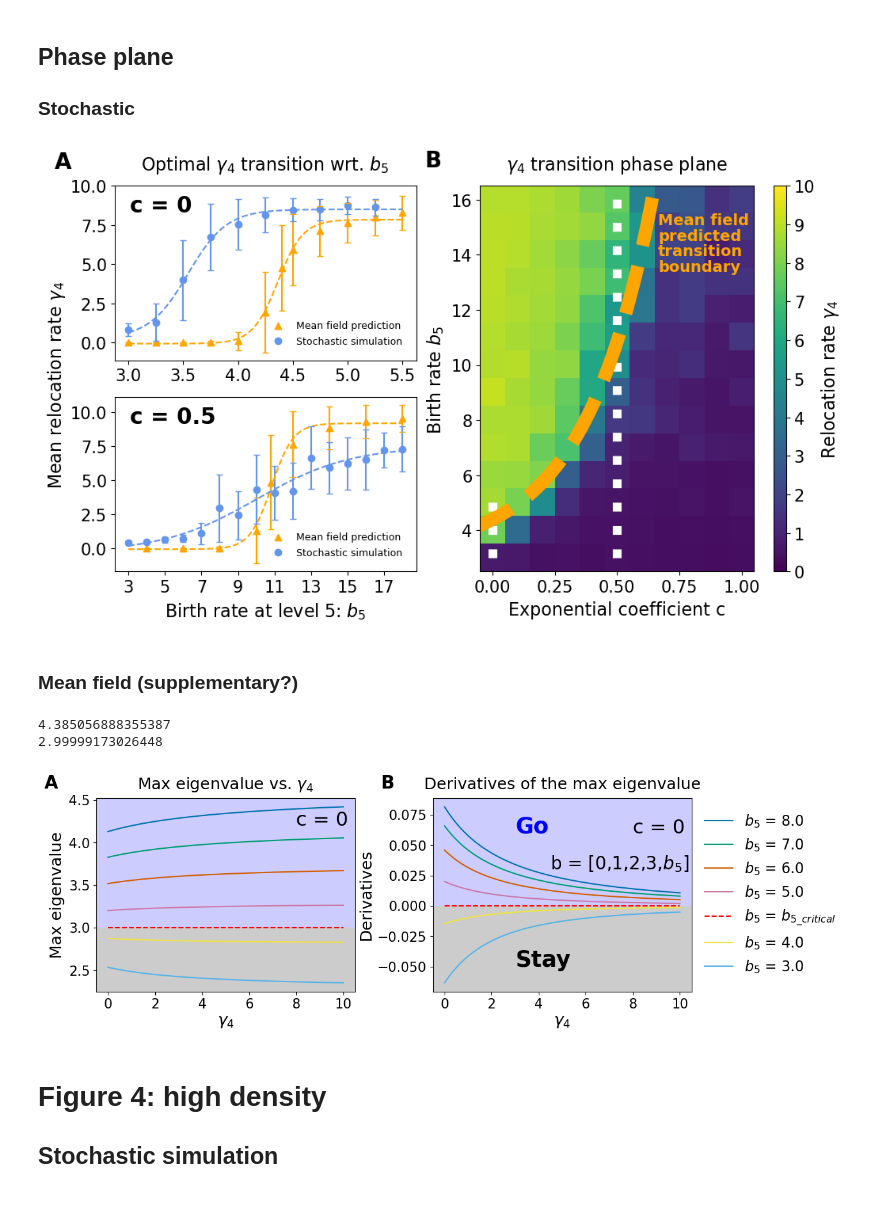
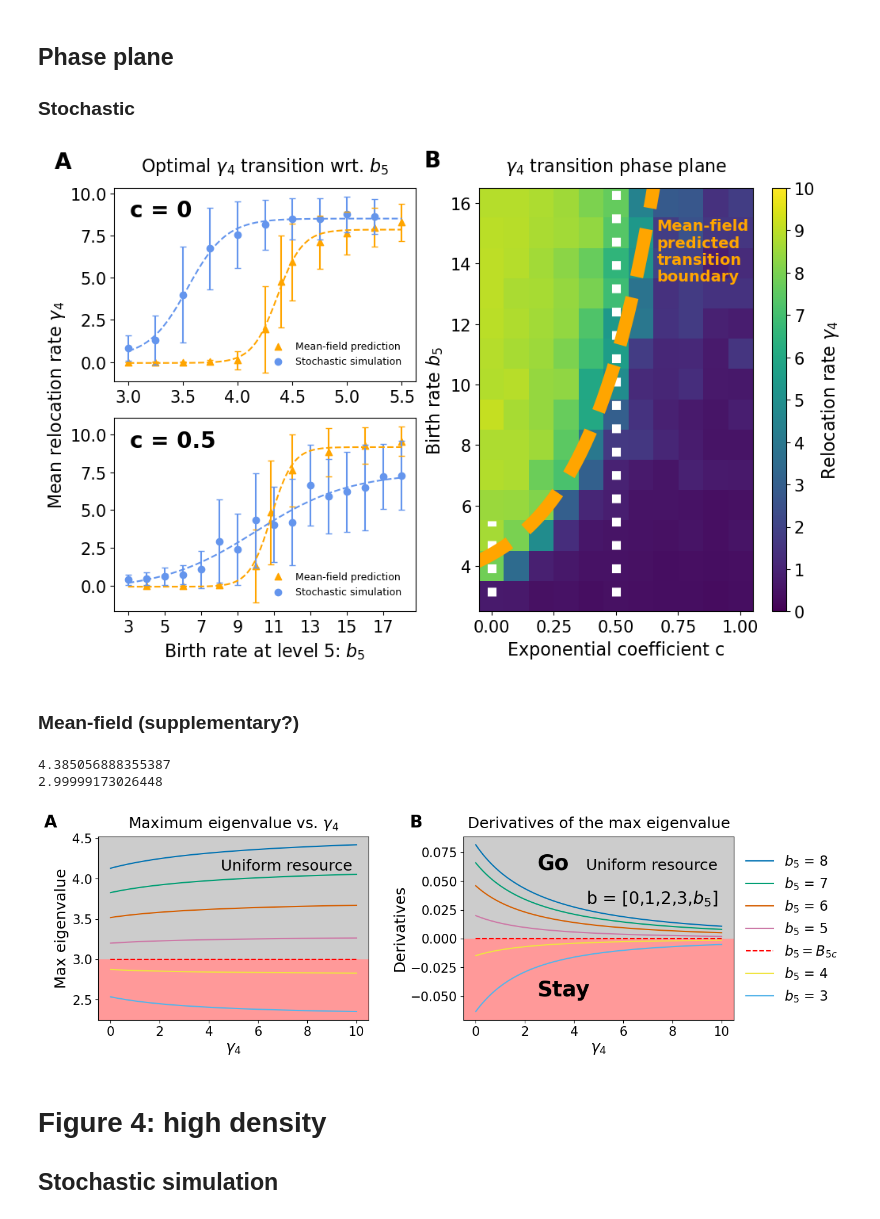
Before and after one commit to tongliang11/Evolution-dynamics, a Jupyter notebook: Figures.ipynb, the cells around one changed output. Drawn from its saved outputs; the diff is of its cells as text; code cells hidden in the pictures.

```diff
--- a/Figures.ipynb
+++ b/Figures.ipynb
@@ -1070,8 +338,8 @@ b5_stochastic_exp=[3,4,5,6,7,8,9,10,11,12,13,14,15,16,17,18] # uniform
 mean_stochastic_exp=[]
 std_stochastic_exp=[]
 for b5 in b5_stochastic_exp:
-    var_stochastic=[]
-    ave_stochastic=[]
+    _std_stochastic=[]
+    _ave_stochastic=[]
     for i in range(18000,iteration,50): # last 5000 iterations average
         data=[[] for _ in range(20)]
         boxdata=[]
@@ -1082,12 +350,12 @@ for b5 in b5_stochastic_exp:
             except FileNotFoundError:
                 print("trial_{}".format(j)+" doesn\'t have iteration_{}".format(i))
             else:
-                boxdata.append(np.average(np.array([data[j][i].hop for i in range(500)]),axis=0))
-        var_stochastic.append(np.var(np.array(boxdata).T,1))
-        ave_stochastic.append(np.average(np.array(boxdata).T,1))
+                boxdata.append(np.array([data[j][i].hop for i in range(500)]))
+        _std_stochastic.append(np.std(np.vstack(boxdata),0))
+        _ave_stochastic.append(np.mean(np.vstack(boxdata),0))
 
-    mean_stochastic_exp.append(np.average(np.array(ave_stochastic).T[3,:]))
-    std_stochastic_exp.append(np.average(np.sqrt(np.array(var_stochastic)).T[3,:]))
+    mean_stochastic_exp.append(np.mean(np.array(_ave_stochastic).T[3,:]))
+    std_stochastic_exp.append(np.mean(np.array(_std_stochastic).T[3,:]))
 # %%
 import scipy.optimize as opt
 def func(x, a, b, c, d):
@@ -1120,27 +388,25 @@ for c in [0, 0.1, 0.2, 0.3, 0.4, 0.5, 0.6, 0.7, 0.8, 0.9, 1.0]:
         ave.append(np.average(np.array(boxdata).T, 1))
 
 
-def deri(b5):
+def derivative_h4(b5):
+    '''Calculate the derivative of max eigenvalue wrt. gamma_4 at gamma_4=5'''
+    b = [0, 1, 2, 3, b5]
     def max_eigen(h4):
-        b = [0, 1, 2, 3, b5]
-        h = [10, 10, 10, h4, 0.01]
-        m = np.array([[w[j]*(b[i]+h[i]) for i in range(5)]
-                      for j in range(5)])-np.diag(h)
+        h = [10, 10, 10, h4, 0]
+        m = np.outer(w, np.array(b)+np.array(h))-np.diag(h)
         return np.max(LA.eig(m)[0])
     return derivative(max_eigen, 5, dx=1e-8).real
 
-
 root_b5_5 = []
-
 for c in np.linspace(-0.1, 0.7, 80):
-    p = [np.exp(-i*c) for i in range(1, 6)]
+    p = [np.exp(-i*c) for i in range(5)]
     w = p/np.sum(p)
-    root_b5_5.append(root(deri, 4, method='df-sane').x)
+    root_b5_5.append(root(derivative_h4, 8, method='df-sane').x) # find the root of b5 that makes the derivative 0, thus the transition point
 # %%
 # color to be distinct from colorbar, warm color
 
 fig, ax = plt.subplots(2, 2, constrained_layout=True,
-                       gridspec_kw=dict(width_ratios=[1.1, 1], height_ratios=[1, 1]), figsize=(10, 6), dpi=100)
+                       gridspec_kw=dict(width_ratios=[1.1, 1], height_ratios=[1, 1]), figsize=(10, 6.5), dpi=100)
 gs = ax[1, 0].get_gridspec()
 for i in range(2):
     ax[i, 1].remove()
@@ -1155,7 +421,7 @@ color_mf = 'orange'
 color_sc = 'cornflowerblue'
 
 ax[0, 0].scatter(b5_meanfield, mean_meanfield, marker='^',
-                 color=color_mf, label='Mean field prediction')
+                 color=color_mf, label='Mean-field prediction')
 ax[0, 0].errorbar(b5_meanfield, mean_meanfield, yerr=std_meanfield,
                   capsize=3, linestyle='None', color=color_mf)
 ax[0, 0].plot(np.linspace(3, 5.5, 100), [func(i, a_m, b_m, c_m, d_m)
@@ -1186,7 +452,7 @@ ax[0, 0].text(0.05, 0.85, 'c = 0', transform=ax[0, 0].transAxes,
     func, b5_meanfield_exp, mean_meanfield_exp, p0=[0, 1, 1, 1])
 
 ax[1, 0].scatter(b5_meanfield_exp, mean_meanfield_exp, marker='^',
-                 color=color_mf, label='Mean field prediction')
+                 color=color_mf, label='Mean-field prediction')
 ax[1, 0].errorbar(b5_meanfield_exp, mean_meanfield_exp,
                   yerr=std_meanfield_exp, capsize=3, linestyle='None', color=color_mf)
 ax[1, 0].plot(np.linspace(3, 18, 100), [func(i, a_m, b_m, c_m, d_m)
@@ -1225,38 +491,38 @@ axbig.set_xlabel('Exponential coefficient c', fontsize=16, labelpad=5)
 axbig.set_ylabel('Birth rate $b_5$', fontsize=16, labelpad=5)
 
 cbar = fig.colorbar(im, ticks=np.linspace(-1, 10, 12), aspect=30)
 cbar.mappable.set_clim(0, 10)
 cbar.ax.tick_params(labelsize=15)
 cbar.set_label('Relocation rate $\gamma_4$', fontsize=16)
 axbig.tick_params(axis='x', labelsize=15)
 axbig.tick_params(axis='y', labelsize=15)
 axbig.vlines(x=0, ymin=3, ymax=5.5, color='w',
              linestyles='dotted', linewidth=8)
 axbig.vlines(x=0.5, ymin=3, ymax=18, color='w',
              linestyles='dotted', linewidth=8)
 axbig.text(-0.2, 1.05, 'B', transform=axbig.transAxes,
            size=20, weight='bold')
-# axbig.text(0.54, 0.65, 'Mean field predicted', transform=axbig.transAxes,
+# axbig.text(0.54, 0.65, 'Mean-field predicted', transform=axbig.transAxes,
 #            size=9.5,color=color_mf, weight='bold')
 # axbig.text(0.54, 0.62, 'transition boundary', transform=axbig.transAxes,
 #            size=9.5,color=color_mf, weight='bold')
 
-axbig.text(0.65, 0.9, 'Mean field', transform=axbig.transAxes,
+axbig.text(0.65, 0.9, 'Mean-field', transform=axbig.transAxes,
            size=14, color=color_mf, weight='bold')
 axbig.text(0.65, 0.86, 'predicted', transform=axbig.transAxes,
            size=14, color=color_mf, weight='bold')
 axbig.text(0.65, 0.82, 'transition', transform=axbig.transAxes,
            size=14, color=color_mf, weight='bold')
 axbig.text(0.65, 0.78, 'boundary', transform=axbig.transAxes,
            size=14, color=color_mf, weight='bold')
 
 axbig.set_title("$\gamma_4$ transition phase plane", fontsize=16, pad=15)
 
 fig.savefig('./Figures/Figure_3_transition.pdf', bbox_inches='tight')
 # %% [output]
-[figure, old version]
+[figure, new version]
 # %% [markdown]
-### Mean field (supplementary?)
+### Mean-field (supplementary?)
 # %%
 def deri(h4):
     def max_eigen(h4):
@@ -1284,7 +550,9 @@ c = 0
 p = [np.exp(-i*c) for i in range(1, 6)]
 w = p/np.sum(p)
 
-fig,ax = plt.subplots(1,2,dpi=100,figsize=(12,4),gridspec_kw=dict(width_ratios=[1, 1],wspace=0.3))
+fig,ax = plt.subplots(1,2,dpi=100,figsize=(13.5,4),gridspec_kw=dict(width_ratios=[1, 1],wspace=0.35))
+
+
 b5=root(deri_root, 4, method='df-sane').x
 max_eigen_critial=max_eigen(5)
 print(b5)
@@ -1301,16 +569,16 @@ for b5 in np.linspace(3, 8, 6)[::-1]:
 # ax[0].legend(frameon=False, fontsize=18,
 #           loc='lower left', bbox_to_anchor=(1, -0.03))
 ax[0].set_ylim(*ax[0].get_ylim())
-ax[0].axhspan(3.0017180476774152, ax[0].get_ylim()[-1], facecolor='blue', alpha=0.2)
-ax[0].axhspan(ax[0].get_ylim()[0], 3.0017180476774152, facecolor='black', alpha=0.2)
+ax[0].axhspan(3.0017180476774152, ax[0].get_ylim()[-1], facecolor='black', alpha=0.2)
+ax[0].axhspan(ax[0].get_ylim()[0], 3.0017180476774152, facecolor='red', alpha=0.4)
 # ax[0].legend(frameon=False, fontsize=18,
 #           loc='lower left', bbox_to_anchor=(1, -0.03))
-ax[0].text(8, 4.2, 'c = 0', fontsize=22)
+ax[0].text(4.5, 4.1, 'Uniform resource', fontsize=18)
 # ax[0].text(5,3.35, 'Go', fontsize=25,color='blue',weight='bold')
 # ax[0].text(5, 2.5, 'Stay', fontsize=25,color='black',weight='bold')
 ax[0].tick_params(axis='x', labelsize=15)
 ax[0].tick_params(axis='y', labelsize=15)
-ax[0].set_title('Max eigenvalue vs. $\gamma_4$',
+ax[0].set_title('Maximum eigenvalue vs. $\gamma_4$',
              fontsize=18, pad=10)
 ax[0].set_xlabel('$\gamma_4$', fontsize=18)
 ax[0].set_ylabel('Max eigenvalue', fontsize=18)
@@ -1324,19 +592,19 @@ for b5 in np.linspace(3, 8, 6)[::-1]:
     for h4 in np.linspace(0, 10, 100):
         derivatives.append(deri(h4))
     ax[1].plot(np.linspace(0, 10, 100), derivatives,
-            label='$b_5$ = {}'.format(b5))
+            label='$b_5$ = {:.0f}'.format(b5))
     if b5 == 5:
         ax[1].plot(np.linspace(0, 10, 100), [
-                0]*100, '--r', label='$b_5$ = $b_{5\_critical}$')
+                0]*100, '--r', label='$b_5=B_{5c}$')
 ax[1].set_ylim(*ax[1].get_ylim())
-ax[1].axhspan(0, ax[1].get_ylim()[-1], facecolor='blue', alpha=0.2)
-ax[1].axhspan(ax[1].get_ylim()[0], 0, facecolor='black', alpha=0.2)
+ax[1].axhspan(0, ax[1].get_ylim()[-1], facecolor='black', alpha=0.2)
+ax[1].axhspan(ax[1].get_ylim()[0], 0, facecolor='red', alpha=0.4)
 ax[1].legend(frameon=False, fontsize=16,
           loc='lower left', bbox_to_anchor=(1, 0.02))
-ax[1].text(8, 0.06, 'c = 0', fontsize=22)
+ax[1].text(4.5, 0.06, 'Uniform resource', fontsize=18)
 ax[1].text(4.5, 0.03, 'b = [0,1,2,3,$b_5$]', fontsize=20)
-ax[1].text(3, 0.06, 'Go', fontsize=25,color='blue',weight='bold')
-ax[1].text(3, -0.05, 'Stay', fontsize=25,color='black',weight='bold')
+ax[1].text(2.5, 0.06, 'Go', fontsize=25,color='black',weight='bold')
+ax[1].text(2.5, -0.05, 'Stay', fontsize=25,color='black',weight='bold')
 ax[1].tick_params(axis='x', labelsize=15)
 ax[1].tick_params(axis='y', labelsize=15)
 ax[1].set_title('Derivatives of the max eigenvalue',
@@ -1350,7 +618,7 @@ fig.savefig('./Figures/Supplementary_max_eigen.pdf', bbox_inches='tight')
 # %% [output]
 4.385056888355387
 2.99999173026448
-[figure, old version]
+[figure, new version]
 # %% [markdown]
 # Figure 4: high density
 ## Stochastic simulation
```
Also changed, not shown: parts of 38 cells of this notebook, 14 other files.
